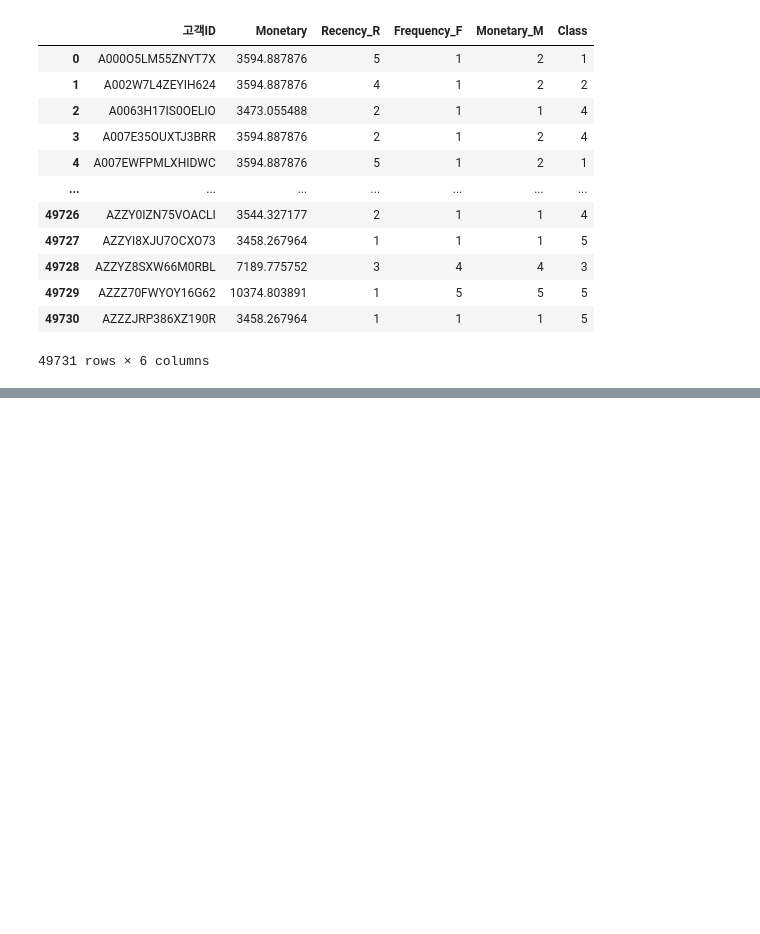
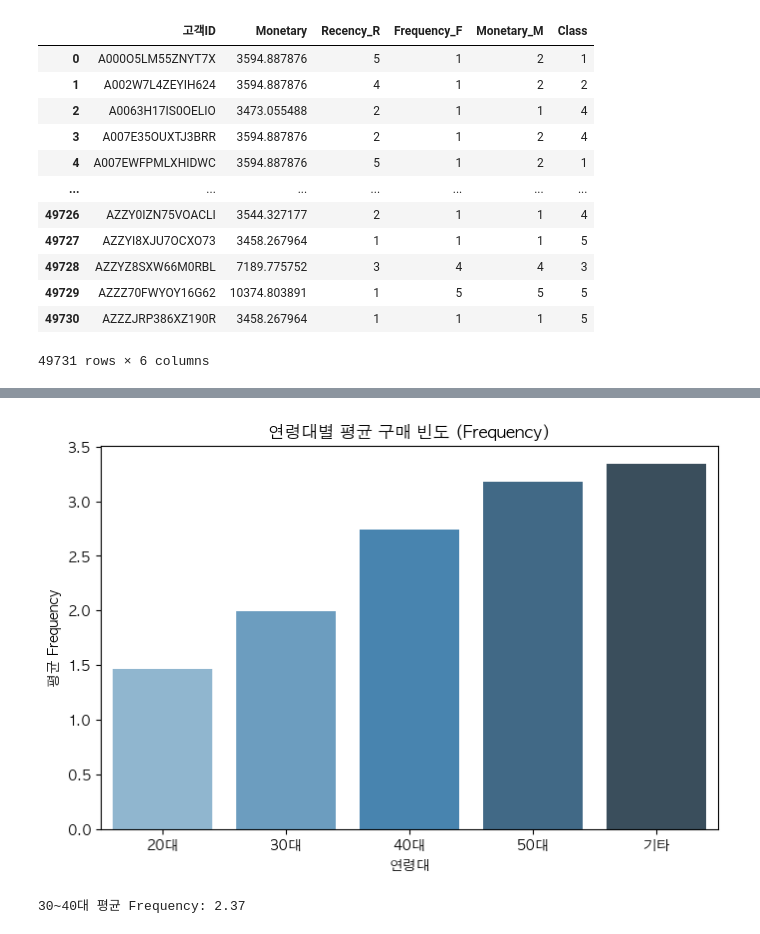
Before and after one commit to keemsub/RFM-Analysis, a Jupyter notebook: src/RFM.ipynb, the cells around one changed output, grey strips where cells are left out. Drawn from its saved outputs; the diff is of its cells as text; code cells hidden in the pictures; blank space fills up the shorter version.

```diff
--- a/src/RFM.ipynb
+++ b/src/RFM.ipynb
@@ -537,0 +512,15 @@ rfm_df
+# %%
+# 시각화
+plt.figure(figsize=(8, 5))
+sns.barplot(x=age_freq_avg.index, y=age_freq_avg.values, palette="Blues_d")
+plt.title("연령대별 평균 구매 빈도 (Frequency)")
+plt.xlabel("연령대")
+plt.ylabel("평균 Frequency")
+plt.show()
+
+# 30~40대 평균 구매 빈도 출력
+avg_30s_40s = age_freq_avg.loc[["30대", "40대"]].mean()
+print(f"30~40대 평균 Frequency: {avg_30s_40s:.2f}")
+# %% [output]
+[figure, added]
+30~40대 평균 Frequency: 2.37
```
Also changed, not shown: parts of 15 cells of this notebook, 3 other files.
